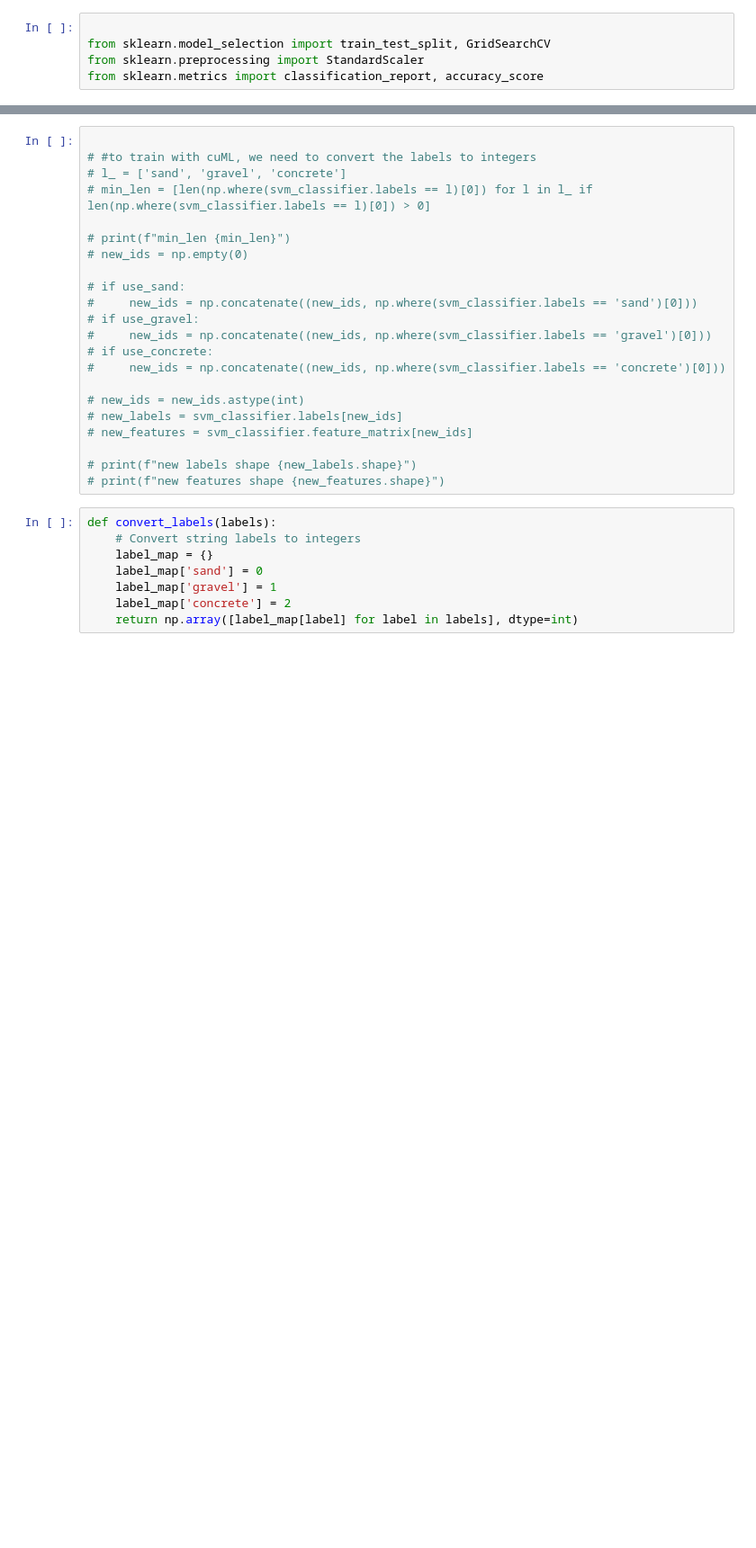
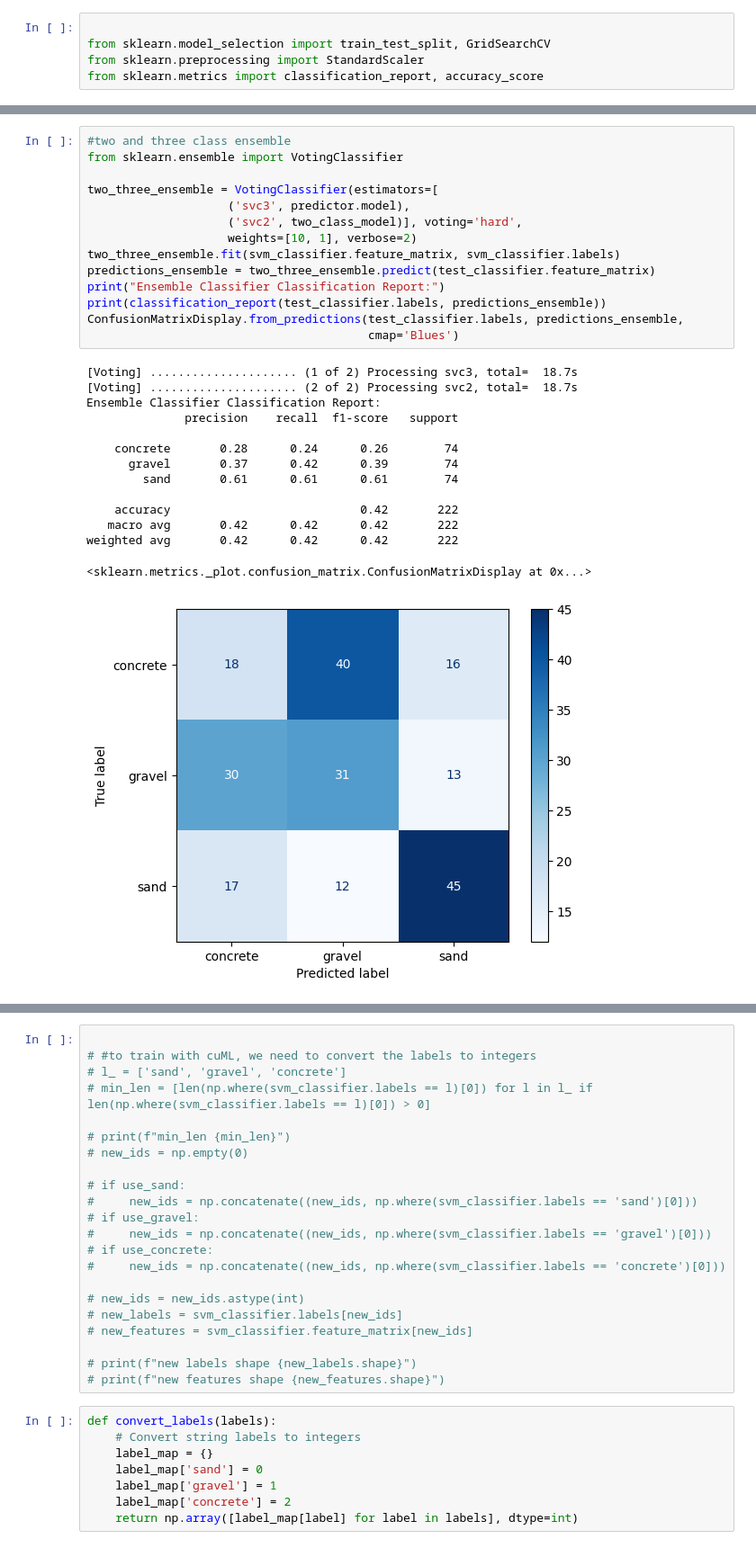
Before and after one commit to brolinA/terrain_property_prediction, a Jupyter notebook: src/training_workbook.ipynb, the cells around one changed output, grey strips where cells are left out. Shown at 90% size. Saved outputs shown, nothing was run; the diff lists cells and outputs as text; blank space fills up the shorter version.

```diff
--- a/src/training_workbook.ipynb
+++ b/src/training_workbook.ipynb
@@ -96,0 +287,29 @@ weighted avg       0.63      0.61      0.62       345
+# %%
+#two and three class ensemble
+from sklearn.ensemble import VotingClassifier
+
+two_three_ensemble = VotingClassifier(estimators=[
+                    ('svc3', predictor.model),
+                    ('svc2', two_class_model)], voting='hard',
+                    weights=[10, 1], verbose=2)
+two_three_ensemble.fit(svm_classifier.feature_matrix, svm_classifier.labels)
+predictions_ensemble = two_three_ensemble.predict(test_classifier.feature_matrix)
+print("Ensemble Classifier Classification Report:")
+print(classification_report(test_classifier.labels, predictions_ensemble))
+ConfusionMatrixDisplay.from_predictions(test_classifier.labels, predictions_ensemble,
+                                        cmap='Blues')
+# %% [output]
+[Voting] ..................... (1 of 2) Processing svc3, total=  18.7s
+[Voting] ..................... (2 of 2) Processing svc2, total=  18.7s
+Ensemble Classifier Classification Report:
+              precision    recall  f1-score   support
+
+    concrete       0.28      0.24      0.26        74
+      gravel       0.37      0.42      0.39        74
+        sand       0.61      0.61      0.61        74
+
+    accuracy                           0.42       222
+   macro avg       0.42      0.42      0.42       222
+weighted avg       0.42      0.42      0.42       222
+<sklearn.metrics._plot.confusion_matrix.ConfusionMatrixDisplay at 0x...>
+[figure, added]
```
Also changed, not shown: parts of 12 cells of this notebook.
